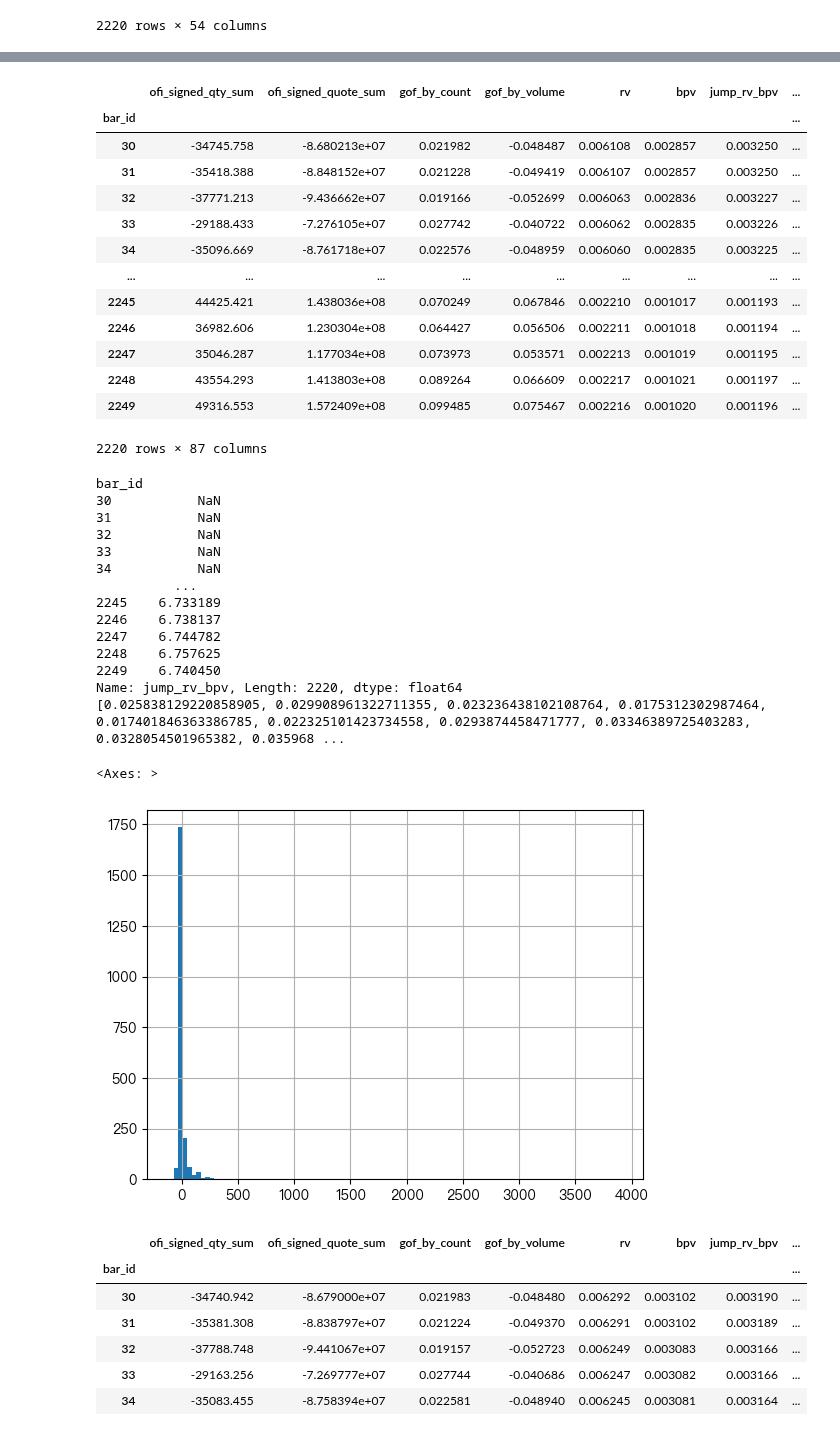
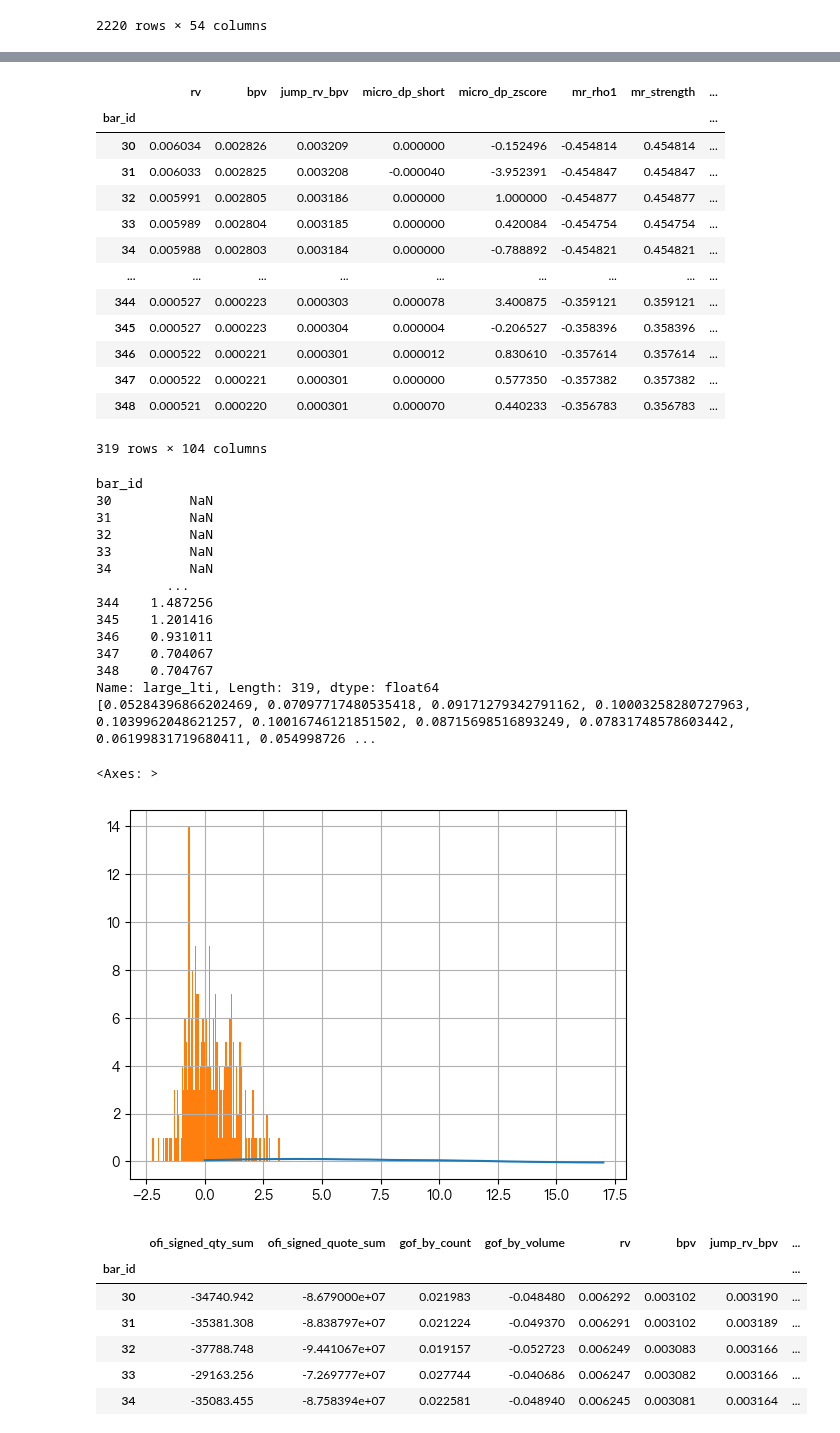
Before and after one commit to aamingaa/crypto-trade, a Jupyter notebook: strategy/fusion/hourly_pipeline.ipynb, the cells around one changed output, grey strips where cells are left out. Cells and saved outputs as stored; diff of their text form; code cells hidden in the pictures.

```diff
--- a/strategy/fusion/hourly_pipeline.ipynb
+++ b/strategy/fusion/hourly_pipeline.ipynb
@@ -1005,7 +1005,7 @@ def generate_date_range(start_date, end_date):
 raw_df = []
 daily = True
 start_date = '2025-06-01'
-end_date = '2025-06-01'
+end_date = '2025-06-02'
 dollar_threshold=10000*6000
 dollar_threshold_str = str(dollar_threshold).replace("*", "_")
 trades_zip_path = None
@@ -1416,22 +1386,25 @@ def _robust_zscore(series: pd.Series, rolling_window = 30) -> pd.Series:
 
 X2_y_pd
 # %% [output]
-|  | ofi_signed_qty_sum | ofi_signed_quote_sum | gof_by_count | gof_by_volume | rv | bpv | jump_rv_bpv | ... |
+|  | rv | bpv | jump_rv_bpv | micro_dp_short | micro_dp_zscore | mr_rho1 | mr_strength | ... |
 | bar_id |  |  |  |  |  |  |  | ... |
-| 30 | -34745.758 | -8.680213e+07 | 0.021982 | -0.048487 | 0.006108 | 0.002857 | 0.003250 | ... |
-| 31 | -35418.388 | -8.848152e+07 | 0.021228 | -0.049419 | 0.006107 | 0.002857 | 0.003250 | ... |
-| 32 | -37771.213 | -9.436662e+07 | 0.019166 | -0.052699 | 0.006063 | 0.002836 | 0.003227 | ... |
-| 33 | -29188.433 | -7.276105e+07 | 0.027742 | -0.040722 | 0.006062 | 0.002835 | 0.003226 | ... |
-| 34 | -35096.669 | -8.761718e+07 | 0.022576 | -0.048959 | 0.006060 | 0.002835 | 0.003225 | ... |
+| 30 | 0.006034 | 0.002826 | 0.003209 | 0.000000 | -0.152496 | -0.454814 | 0.454814 | ... |
+| 31 | 0.006033 | 0.002825 | 0.003208 | -0.000040 | -3.952391 | -0.454847 | 0.454847 | ... |
+| 32 | 0.005991 | 0.002805 | 0.003186 | 0.000000 | 1.000000 | -0.454877 | 0.454877 | ... |
+| 33 | 0.005989 | 0.002804 | 0.003185 | 0.000000 | 0.420084 | -0.454754 | 0.454754 | ... |
+| 34 | 0.005988 | 0.002803 | 0.003184 | 0.000000 | -0.788892 | -0.454821 | 0.454821 | ... |
 | ... | ... | ... | ... | ... | ... | ... | ... | ... |
-| 2245 | 44425.421 | 1.438036e+08 | 0.070249 | 0.067846 | 0.002210 | 0.001017 | 0.001193 | ... |
-| 2246 | 36982.606 | 1.230304e+08 | 0.064427 | 0.056506 | 0.002211 | 0.001018 | 0.001194 | ... |
-| 2247 | 35046.287 | 1.177034e+08 | 0.073973 | 0.053571 | 0.002213 | 0.001019 | 0.001195 | ... |
-| 2248 | 43554.293 | 1.413803e+08 | 0.089264 | 0.066609 | 0.002217 | 0.001021 | 0.001197 | ... |
-| 2249 | 49316.553 | 1.572409e+08 | 0.099485 | 0.075467 | 0.002216 | 0.001020 | 0.001196 | ... |
+| 344 | 0.000527 | 0.000223 | 0.000303 | 0.000078 | 3.400875 | -0.359121 | 0.359121 | ... |
+| 345 | 0.000527 | 0.000223 | 0.000304 | 0.000004 | -0.206527 | -0.358396 | 0.358396 | ... |
+| 346 | 0.000522 | 0.000221 | 0.000301 | 0.000012 | 0.830610 | -0.357614 | 0.357614 | ... |
+| 347 | 0.000522 | 0.000221 | 0.000301 | 0.000000 | 0.577350 | -0.357382 | 0.357382 | ... |
+| 348 | 0.000521 | 0.000220 | 0.000301 | 0.000070 | 0.440233 | -0.356783 | 0.356783 | ... |
-2220 rows × 87 columns
+319 rows × 104 columns
 # %%
-factor_name = 'jump_rv_bpv'
+# print()
+
+
+factor_name = 'large_lti'
 
 def build_factor_corr(factor_name):
     winsorize_value = winsorize_single_factor(X2_y_pd[f'{factor_name}'])
@@ -1445,47 +1418,47 @@ def build_factor_corr(factor_name):
 factor_robust_zscore, corr_list = build_factor_corr(factor_name)
 
 print(factor_robust_zscore)
 print(corr_list)
 # pd.Series(corr_list).plot()
 
 factor_robust_zscore.hist(bins=100)
 
 # factor_robust_zscore[factor_robust_zscore==0].count()
 
 # factor_robust_zscore.dropna(inplace=True)
 # unique_values, counts = np.unique(factor_robust_zscore, return_counts=True)
 # value_counts = dict(zip(unique_values, counts))
 # print("数组中的唯一值：", unique_values)
 # print("每个值的出现次数：", counts)
 # print("值-次数对应关系：", value_counts)
 
 # factor_robust_zscore.describe()
 # pd.Series(corr_list).plot()
 
 
 
 # log_return_corr = pd.concat(corr_list)
 
 # print(log_return_corr)
 
 # log_return_corr.plot()
 # %% [output]
 bar_id
-30           NaN
-31           NaN
-32           NaN
-33           NaN
-34           NaN
-          ...
-2245    6.733189
-2246    6.738137
-2247    6.744782
-2248    6.757625
-2249    6.740450
-Name: jump_rv_bpv, Length: 2220, dtype: float64
-[0.025838129220858905, 0.029908961322711355, 0.023236438102108764, 0.0175312302987464, 0.017401846363386785, 0.022325101423734558, 0.0293874458471777, 0.03346389725403283, 0.0328054501965382, 0.035968 ...
+30          NaN
+31          NaN
+32          NaN
+33          NaN
+34          NaN
+         ...
+344    1.487256
+345    1.201416
+346    0.931011
+347    0.704067
+348    0.704767
+Name: large_lti, Length: 319, dtype: float64
+[0.05284396866202469, 0.07097717480535418, 0.09171279342791162, 0.10003258280727963, 0.1039962048621257, 0.10016746121851502, 0.08715698516893249, 0.07831748578603442, 0.06199831719680411, 0.054998726 ...
 <Axes: >
-[figure, old version]
+[figure, new version]
 # %%
 X2_y_pd
 # %% [output]
```
Also changed, not shown: parts of 5 cells of this notebook.
